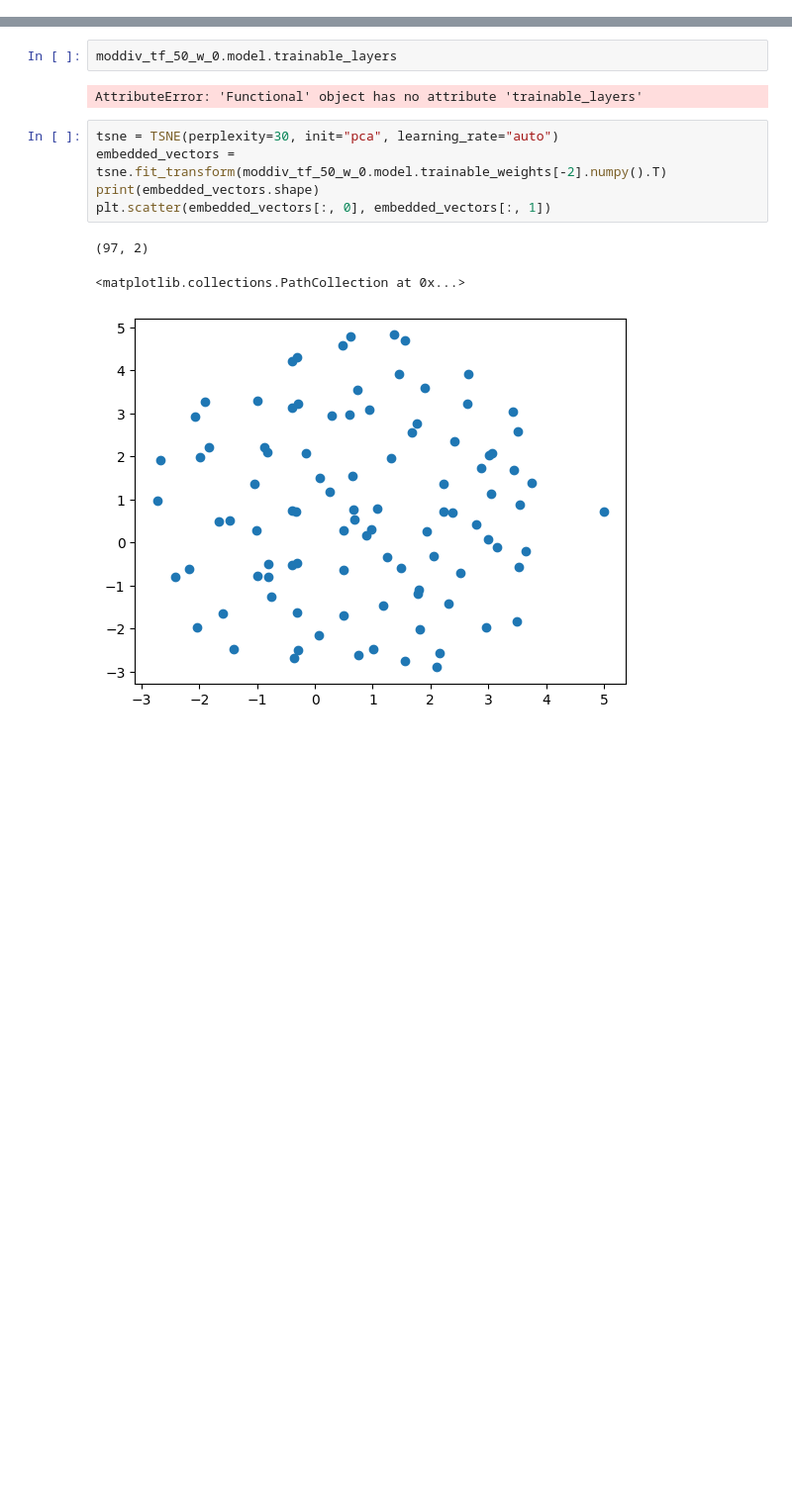
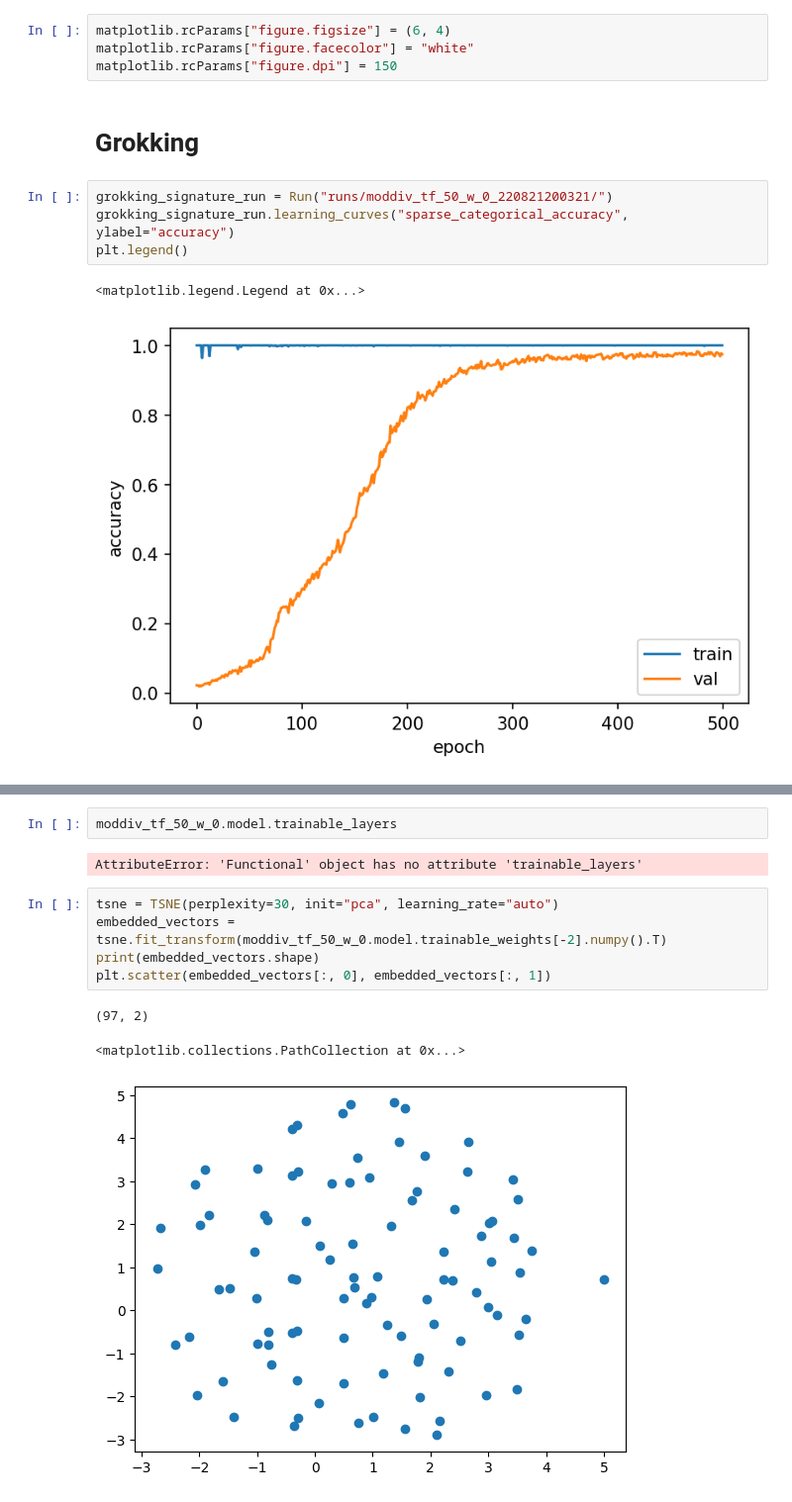
Before and after one commit to Sen-R/grokking-experiments, a Jupyter notebook: Analysis.ipynb, the cells around one changed output, grey strips where cells are left out. Shown at 99% size. Drawn from its saved outputs; the diff is of its cells as text; blank space fills up the shorter version.

```diff
--- a/Analysis.ipynb
+++ b/Analysis.ipynb
@@ -78,0 +10,13 @@ class Run:
+# %%
+matplotlib.rcParams["figure.figsize"] = (6, 4)
+matplotlib.rcParams["figure.facecolor"] = "white"
+matplotlib.rcParams["figure.dpi"] = 150
+# %% [markdown]
+# Grokking
+# %%
+grokking_signature_run = Run("runs/moddiv_tf_50_w_0_220821200321/")
+grokking_signature_run.learning_curves("sparse_categorical_accuracy", ylabel="accuracy")
+plt.legend()
+# %% [output]
+<matplotlib.legend.Legend at 0x...>
+[figure, added]
```
Also changed, not shown: parts of 29 cells of this notebook.
